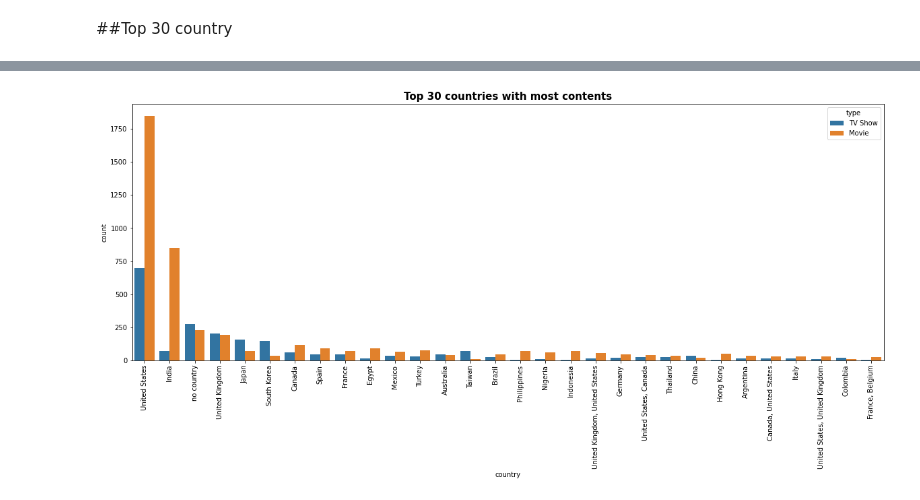
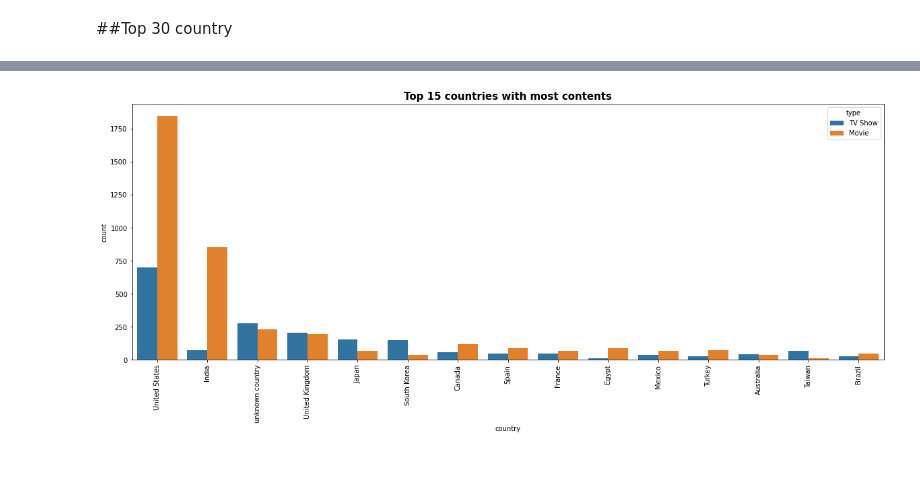
Before and after one commit to Zeeshan00789/NETFLIX-MOVIES-AND-TV-SHOWS-CLUSTERING-, a Jupyter notebook: NETFLIX_MOVIES_AND_TV_SHOWS_CLUSTERING.ipynb, the cells around one changed output, grey strips where cells are left out. Drawn from its saved outputs; the diff is of its cells as text; code cells hidden in the pictures; blank space fills up the shorter version.

```diff
--- a/NETFLIX_MOVIES_AND_TV_SHOWS_CLUSTERING.ipynb
+++ b/NETFLIX_MOVIES_AND_TV_SHOWS_CLUSTERING.ipynb
@@ -166,9 +166,9 @@ Genres             0
 description        0
 dtype: int64
 # %%
-df['director'].fillna('no director', inplace=True)
-df['cast'].fillna('no cast', inplace=True)
-df['country'].fillna('no country', inplace=True)
+df['director'].fillna('unknown director', inplace=True)
+df['cast'].fillna('unknown cast', inplace=True)
+df['country'].fillna('unknown country', inplace=True)
 # %%
 #'date_added' and 'rating' contains an insignificant portion of the data so we will drop them from the dataset
 df.dropna(subset=['date_added','rating'], inplace=True)
@@ -345,0 +348,9 @@ sns.countplot(y=tv_shows['Genres'],data=tv_shows,order=tv_shows['Genres'].value_
+# %%
+filtered_genres = df.set_index('title').Genres.str.split(', ', expand=True).stack().reset_index(level=1, drop=True);
+
+plt.figure(figsize=(15,10))
+g = sns.countplot(y = filtered_genres, order=filtered_genres.value_counts().index[:42])
+plt.title('Top Genres on Netflix')
+plt.xlabel('Count')
+plt.ylabel('Genres')
+plt.show()
@@ -401,3 +414,13 @@ plt.xticks(rotation=90)
 #Country
 # %% [markdown]
 ##Top 30 country
+# %%
+filtered_countries = df.set_index('title').country.str.split(', ', expand=True).stack().reset_index(level=1, drop=True);
+filtered_countries = filtered_countries[filtered_countries != 'Country Unavailable']
+
+plt.figure(figsize=(15,10))
+g = sns.countplot(y = filtered_countries, order=filtered_countries.value_counts().index[:30])
+plt.title('Top Countries on Netflix')
+plt.xlabel('Titles')
+plt.ylabel('Country')
+plt.show()
@@ -404,9 +429,9 @@ plt.xticks(rotation=90)
 # %%
 plt.figure(figsize=(20,7))
 
-sns.countplot(x=df['country'], order=df['country'].value_counts().index[0:30],hue=df['type'])
+sns.countplot(x=df['country'], order=df['country'].value_counts().index[0:15],hue=df['type'])
 plt.xticks(rotation=90)
-plt.title('Top 30 countries with most contents', fontsize=15, fontweight='bold')
+plt.title('Top 15 countries with most contents', fontsize=15, fontweight='bold')
 plt.show()
 # %% [output]
-[figure, old version]
+[figure, new version]
```
Also changed, not shown: parts of 14 cells of this notebook.
